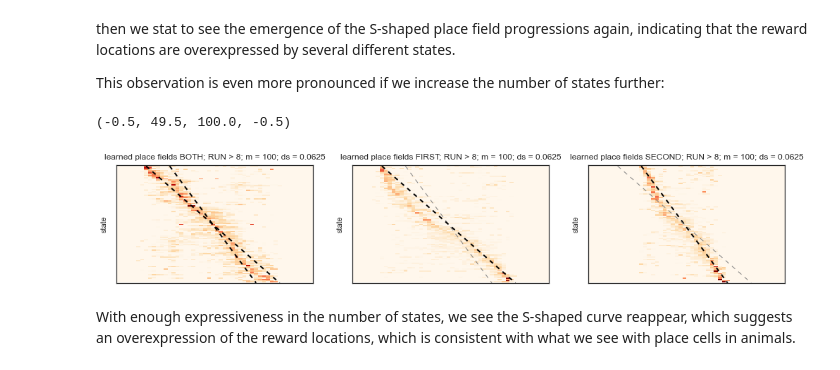
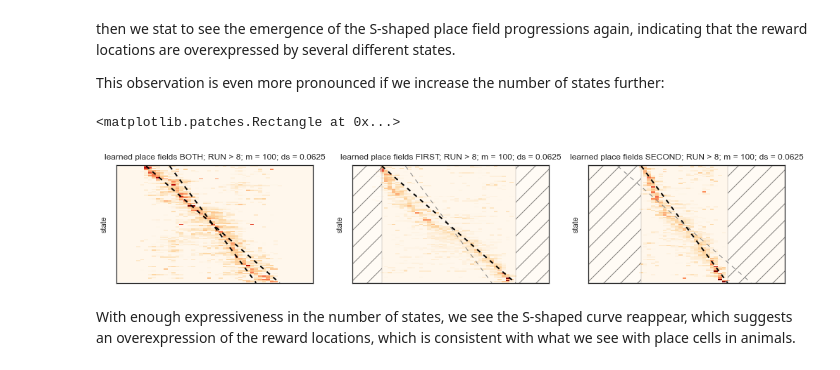
Before and after one commit to kemerelab/NeuroHMM, a Jupyter notebook: ModelSelection.ipynb, the cells around one changed output. Cells and saved outputs as stored; diff of their text form; code cells hidden in the pictures.

```diff
--- a/ModelSelection.ipynb
+++ b/ModelSelection.ipynb
@@ -377,40 +377,84 @@ num_states = 100
 ds = 0.0625 # bin spikes into 62.5 ms bins (theta-cycle inspired)
 vth = 8 # units/sec velocity threshold for place fields
 
-state_pos_b, peakorder_b = hmmplacefieldposviz(num_states=num_states, ds=ds, posdf=posdf, spikes=spikes, speed=speed, vth=vth, normalize=True, experiment='both')
-state_pos_1, peakorder_1 = hmmplacefieldposviz(num_states=num_states, ds=ds, posdf=posdf, spikes=spikes, speed=speed, vth=vth, normalize=True, experiment='first')
-state_pos_2, peakorder_2 = hmmplacefieldposviz(num_states=num_states, ds=ds, posdf=posdf, spikes=spikes, speed=speed, vth=vth, normalize=True, experiment='second')
+state_pos_b, peakorder_b, stateorder_b = hmmplacefieldposviz(num_states=num_states, ds=ds, posdf=posdf, spikes=spikes, speed=speed, vth=vth, normalize=True, experiment='both')
+state_pos_1, peakorder_1, stateorder_1 = hmmplacefieldposviz(num_states=num_states, ds=ds, posdf=posdf, spikes=spikes, speed=speed, vth=vth, normalize=True, experiment='first')
+state_pos_2, peakorder_2, stateorder_2 = hmmplacefieldposviz(num_states=num_states, ds=ds, posdf=posdf, spikes=spikes, speed=speed, vth=vth, normalize=True, experiment='second')
 
 fig, (ax1, ax2, ax3) = plt.subplots(1, 3, figsize=(17, 3))
 
 ax1.matshow(state_pos_b[peakorder_b,:], interpolation='none', cmap='OrRd')
 ax1.set_ylabel('state')
 ax1.set_xticklabels([])
 ax1.set_yticklabels([])
 ax1.set_title('learned place fields BOTH; RUN > ' + str(vth) + '; m = ' + str(num_states) + '; ds = ' + str(ds), y=1.02)
 ax1.plot([13, 35], [0, num_states], color='k', linestyle='dashed', linewidth=2)
 ax1.plot([7, 41], [0, num_states], color='k', linestyle='dashed', linewidth=2)
 ax1.axis('tight')
 
 ax2.matshow(state_pos_1[peakorder_1,:], interpolation='none', cmap='OrRd')
 ax2.set_ylabel('state')
 ax2.set_xticklabels([])
 ax2.set_yticklabels([])
 ax2.set_title('learned place fields FIRST; RUN > ' + str(vth) + '; m = ' + str(num_states) + '; ds = ' + str(ds), y=1.02)
 ax2.plot([13, 35], [0, num_states], color='gray', linestyle='dashed', linewidth=1)
 ax2.plot([7, 41], [0, num_states], color='k', linestyle='dashed', linewidth=2)
 ax2.axis('tight')
 
+ax2.add_patch(
+    patches.Rectangle(
+        (-1, 0),   # (x,y)
+        8,          # width
+        num_states,          # height
+        hatch='/',
+        facecolor='w',
+        alpha=0.5
+    )
+)
+
+ax2.add_patch(
+    patches.Rectangle(
+        (41, 0),   # (x,y)
+        11,          # width
+        num_states,          # height
+        hatch='/',
+        facecolor='w',
+        alpha=0.5
+    )
+)
+
 ax3.matshow(state_pos_2[peakorder_2,:], interpolation='none', cmap='OrRd')
 ax3.set_ylabel('state')
 ax3.set_xticklabels([])
 ax3.set_yticklabels([])
 ax3.set_title('learned place fields SECOND; RUN > ' + str(vth) + '; m = ' + str(num_states) + '; ds = ' + str(ds), y=1.02)
 ax3.plot([13, 35], [0, num_states], color='k', linestyle='dashed', linewidth=2)
 ax3.plot([7, 41], [0, num_states], color='gray', linestyle='dashed', linewidth=1)
 ax3.axis('tight')
+
+ax3.add_patch(
+    patches.Rectangle(
+        (-1, 0),   # (x,y)
+        14,          # width
+        num_states,          # height
+        hatch='/',
+        facecolor='w',
+        alpha=0.5
+    )
+)
+
+ax3.add_patch(
+    patches.Rectangle(
+        (35, 0),   # (x,y)
+        15,          # width
+        num_states,          # height
+        hatch='/',
+        facecolor='w',
+        alpha=0.5
+    )
+)
 # %% [output]
-(-0.5, 49.5, 100.0, -0.5)
+<matplotlib.patches.Rectangle at 0x...>
-[figure, old version]
+[figure, new version]
 # %% [markdown]
 With enough expressiveness in the number of states, we see the S-shaped curve reappear, which suggests an overexpression of the reward locations, which is consistent with what we see with place cells in animals.
```
Also changed, not shown: parts of 7 cells of this notebook, 3 other files.
